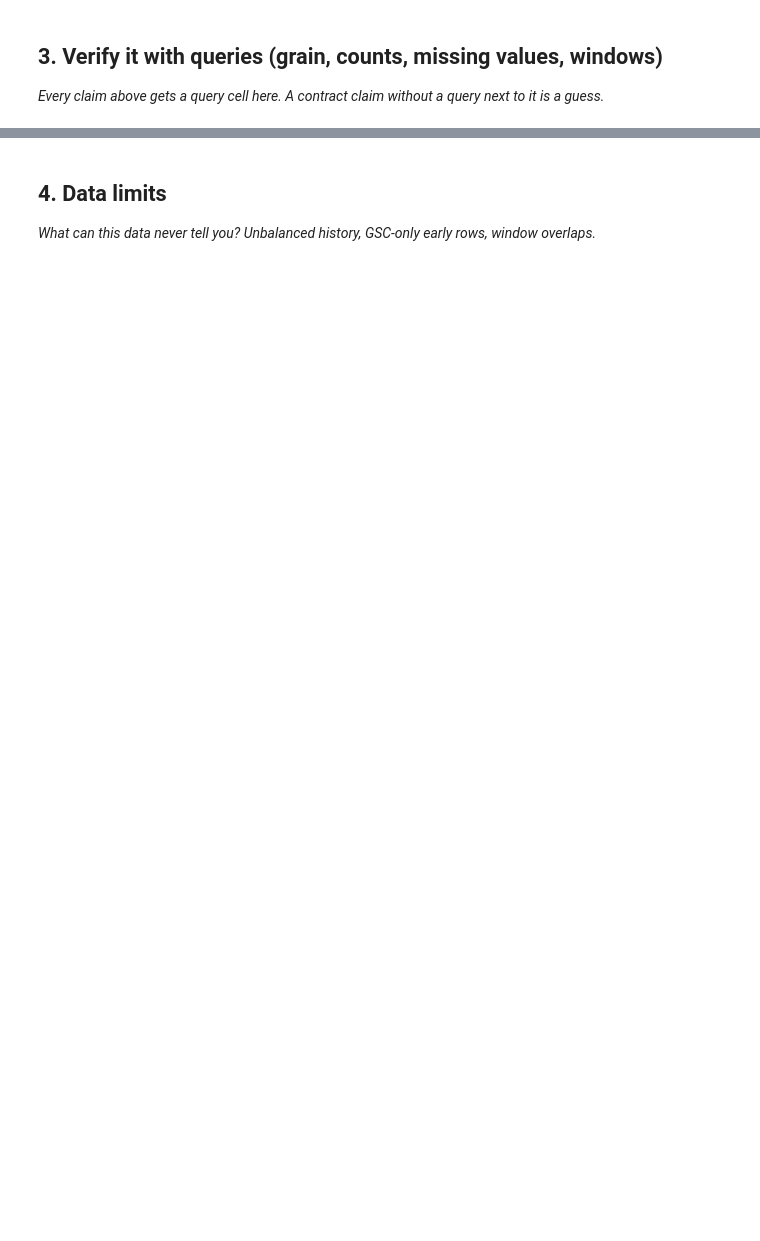
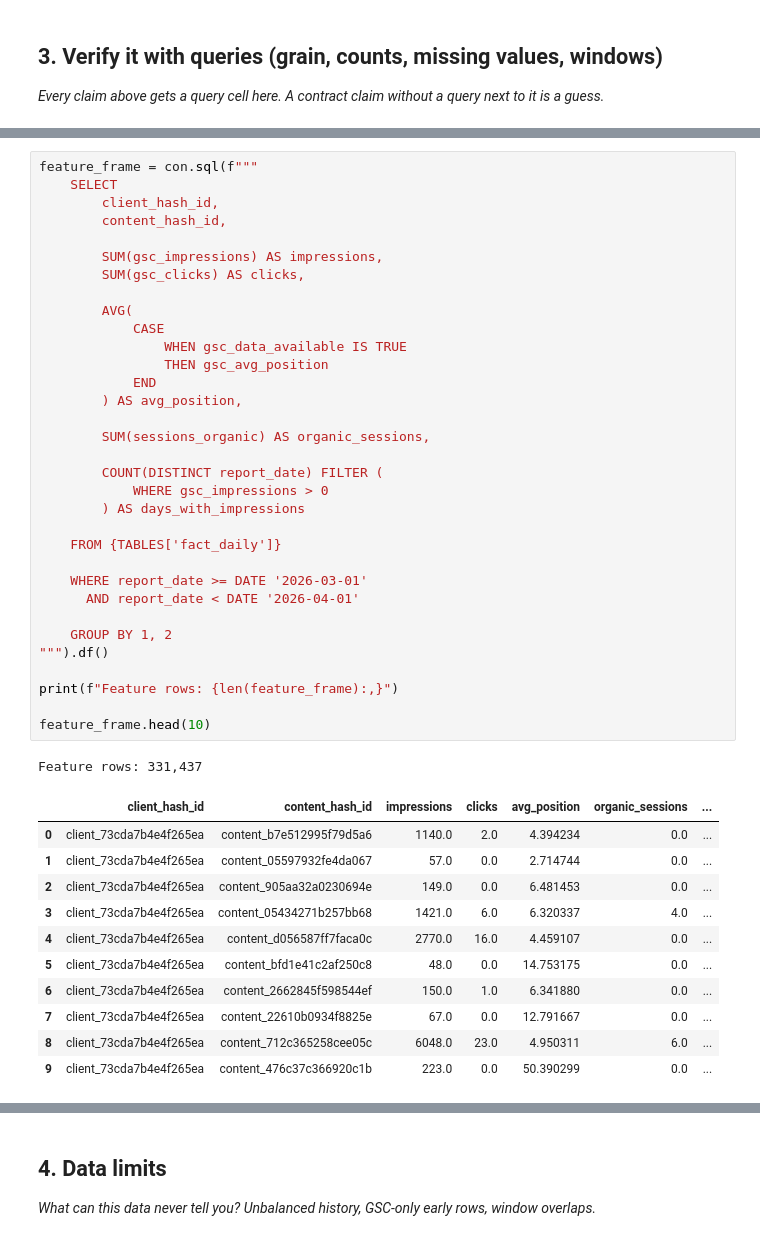
Before and after one commit to SaaDasim05/Flyrank-ML-Internship, a Jupyter notebook: work/notebooks/w03_data_contract.ipynb, the cells around one changed output, grey strips where cells are left out. Drawn from its saved outputs; the diff is of its cells as text; blank space fills up the shorter version.

```diff
--- a/work/notebooks/w03_data_contract.ipynb
+++ b/work/notebooks/w03_data_contract.ipynb
@@ -29,0 +256,46 @@ This skeleton is yours to fill. Work the sections **in order** — each one has
+# %%
+feature_frame = con.sql(f"""
+    SELECT
+        client_hash_id,
+        content_hash_id,
+
+        SUM(gsc_impressions) AS impressions,
+        SUM(gsc_clicks) AS clicks,
+
+        AVG(
+            CASE
+                WHEN gsc_data_available IS TRUE
+                THEN gsc_avg_position
+            END
+        ) AS avg_position,
+
+        SUM(sessions_organic) AS organic_sessions,
+
+        COUNT(DISTINCT report_date) FILTER (
+            WHERE gsc_impressions > 0
+        ) AS days_with_impressions
+
+    FROM {TABLES['fact_daily']}
+
+    WHERE report_date >= DATE '2026-03-01'
+      AND report_date < DATE '2026-04-01'
+
+    GROUP BY 1, 2
+""").df()
+
+print(f"Feature rows: {len(feature_frame):,}")
+
+feature_frame.head(10)
+# %% [output]
+Feature rows: 331,437
+|  | client_hash_id | content_hash_id | impressions | clicks | avg_position | organic_sessions | ... |
+| 0 | client_73cda7b4e4f265ea | content_b7e512995f79d5a6 | 1140.0 | 2.0 | 4.394234 | 0.0 | ... |
+| 1 | client_73cda7b4e4f265ea | content_05597932fe4da067 | 57.0 | 0.0 | 2.714744 | 0.0 | ... |
+| 2 | client_73cda7b4e4f265ea | content_905aa32a0230694e | 149.0 | 0.0 | 6.481453 | 0.0 | ... |
+| 3 | client_73cda7b4e4f265ea | content_05434271b257bb68 | 1421.0 | 6.0 | 6.320337 | 4.0 | ... |
+| 4 | client_73cda7b4e4f265ea | content_d056587ff7faca0c | 2770.0 | 16.0 | 4.459107 | 0.0 | ... |
+| 5 | client_73cda7b4e4f265ea | content_bfd1e41c2af250c8 | 48.0 | 0.0 | 14.753175 | 0.0 | ... |
+| 6 | client_73cda7b4e4f265ea | content_2662845f598544ef | 150.0 | 1.0 | 6.341880 | 0.0 | ... |
+| 7 | client_73cda7b4e4f265ea | content_22610b0934f8825e | 67.0 | 0.0 | 12.791667 | 0.0 | ... |
+| 8 | client_73cda7b4e4f265ea | content_712c365258cee05c | 6048.0 | 23.0 | 4.950311 | 6.0 | ... |
+| 9 | client_73cda7b4e4f265ea | content_476c37c366920c1b | 223.0 | 0.0 | 50.390299 | 0.0 | ... |
```
Also changed, not shown: parts of 23 cells of this notebook.
